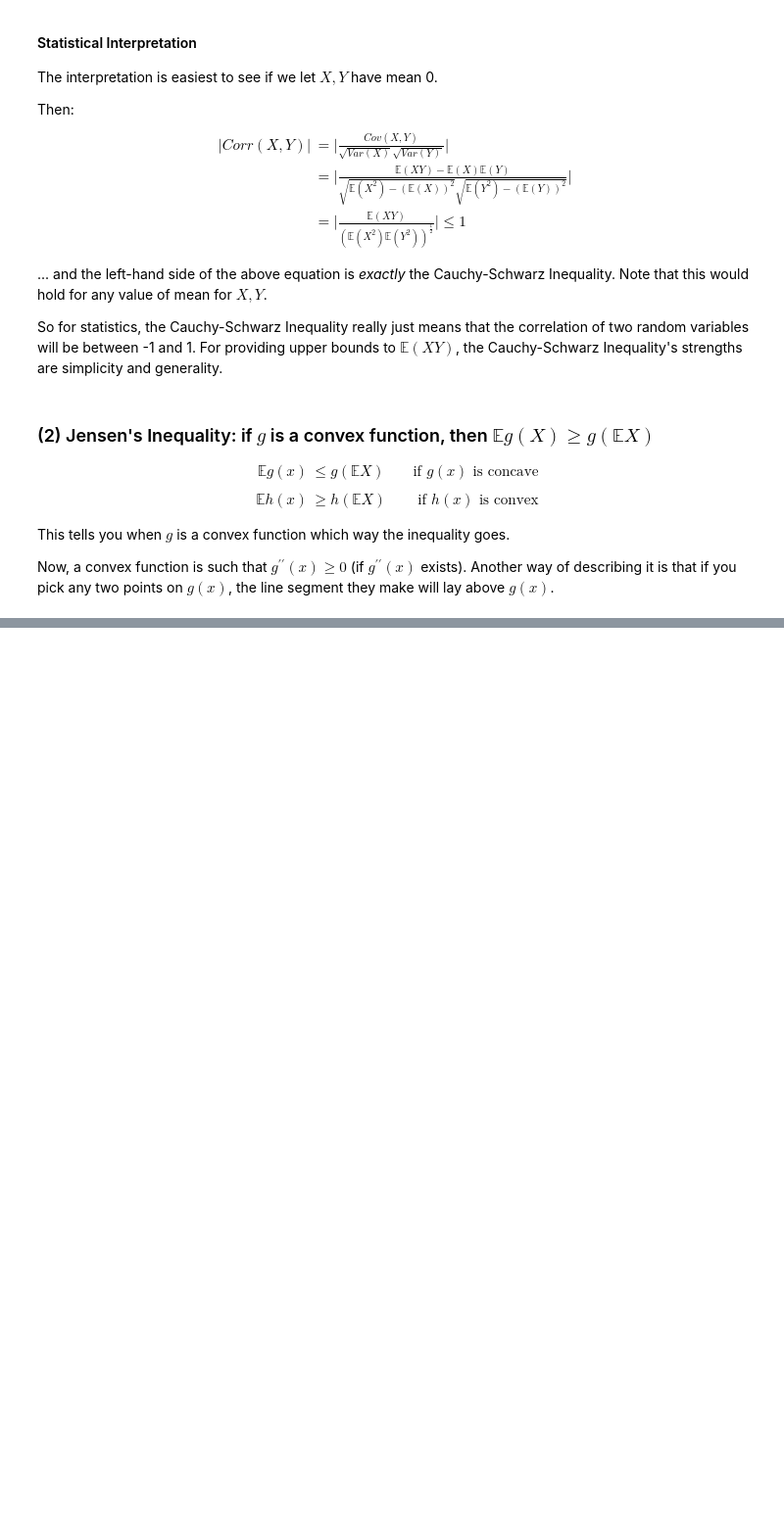
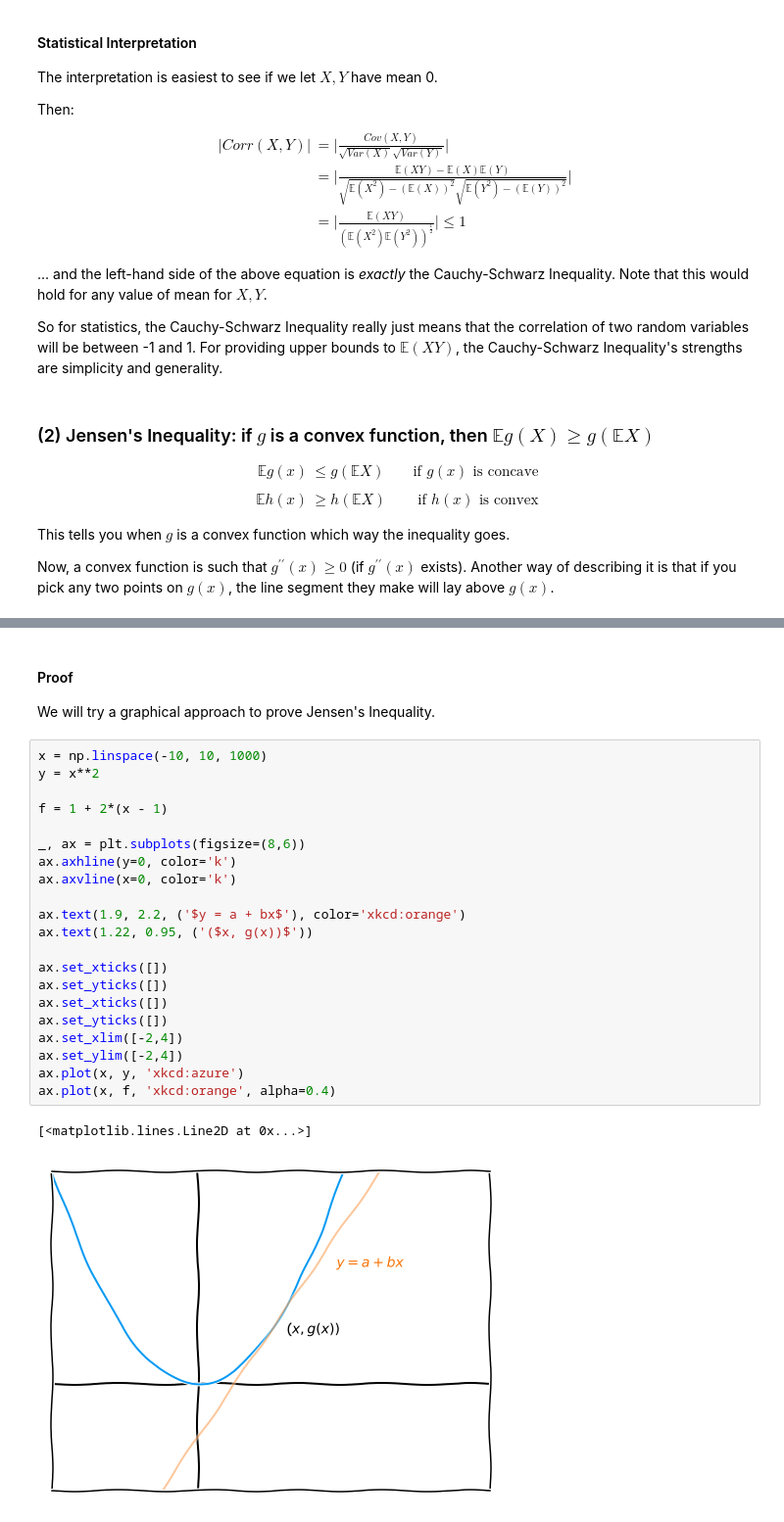
Before and after one commit to buruzaemon/stats-110, a Jupyter notebook: Lecture_28.ipynb, the cells around one changed output, grey strips where cells are left out. Shown at 98% size. Cells and saved outputs as stored; diff of their text form; blank space fills up the shorter version.

```diff
--- a/Lecture_28.ipynb
+++ b/Lecture_28.ipynb
@@ -183,0 +177,28 @@ ax.set_ylim([-5,5])
+# %% [markdown]
+#### Proof
+
+We will try a graphical approach to prove Jensen's Inequality.
+# %%
+x = np.linspace(-10, 10, 1000)
+y = x**2
+
+f = 1 + 2*(x - 1)
+
+_, ax = plt.subplots(figsize=(8,6))
+ax.axhline(y=0, color='k')
+ax.axvline(x=0, color='k')
+
+ax.text(1.9, 2.2, ('$y = a + bx$'), color='xkcd:orange')
+ax.text(1.22, 0.95, ('($x, g(x))$'))
+
+ax.set_xticks([])
+ax.set_yticks([])
+ax.set_xticks([])
+ax.set_yticks([])
+ax.set_xlim([-2,4])
+ax.set_ylim([-2,4])
+ax.plot(x, y, 'xkcd:azure')
+ax.plot(x, f, 'xkcd:orange', alpha=0.4)
+# %% [output]
+[<matplotlib.lines.Line2D at 0x...>]
+[figure, added]
```
Also changed, not shown: parts of 9 cells of this notebook.
